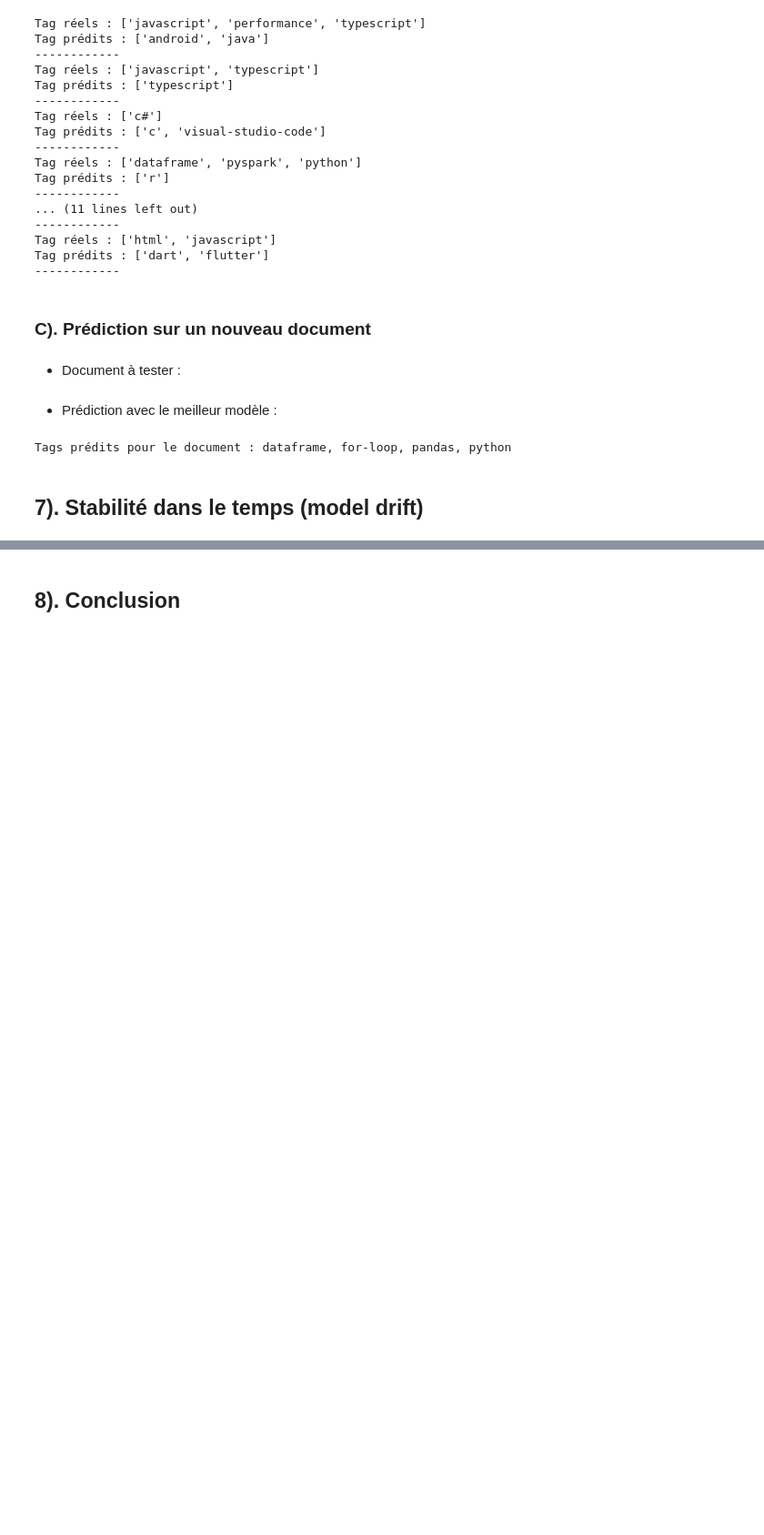
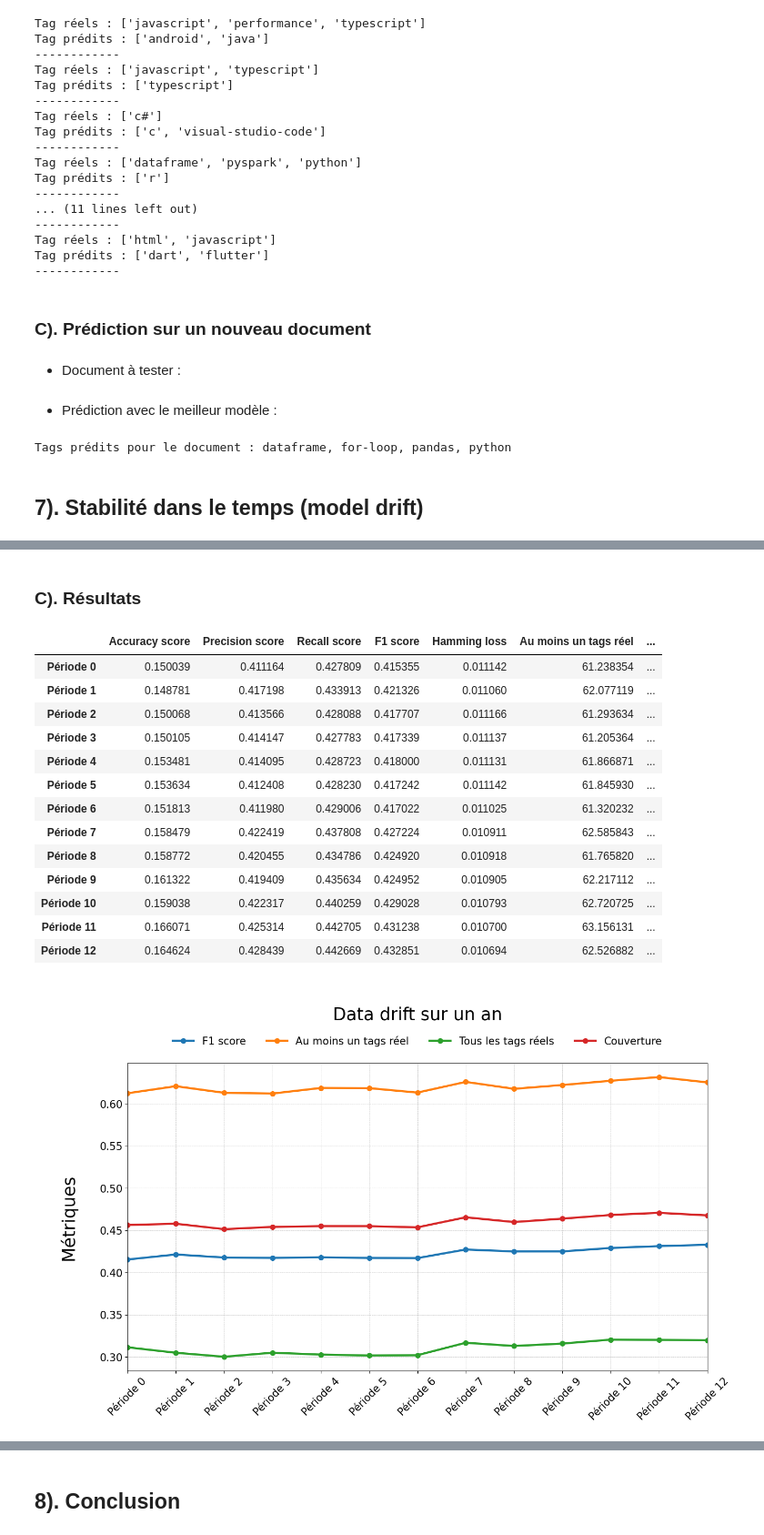
Before and after one commit to BiGHeaDMaX/Suggestion-automatique-de-mots-cles, a Jupyter notebook: 04 - Approche supervisée.ipynb, the cells around one changed output, grey strips where cells are left out. Shown at 91% size. Drawn from its saved outputs; the diff is of its cells as text; code cells hidden in the pictures; blank space fills up the shorter version.

```diff
--- a/04 - Approche supervisée.ipynb
+++ b/04 - Approche supervisée.ipynb
@@ -2669,0 +2714,17 @@ Tags prédits pour le document : dataframe, for-loop, pandas, python
+# %%
+periode_0 = data.loc[data['date'] < "2022-09-24"]
+periode_restante = data.loc[data['date'] >= "2022-09-24"].sort_values('date')  # On classe par date
+print(f"La période restante comporte {len(periode_restante)} documents, que nous allons séparer en 12 lot de {len(periode_restante)//12} documents.")
+
+# Création des 12 tranches temporelles
+nombre_lots = 12
+taille_batch = len(periode_restante)//12
+reste = len(periode_restante)%12  # Si la division ne tombe pas juste
+                                  # nous ajouterons ces documents au dernier lot
+curseur = 0
+
+for i in range(1, nombre_lots+1):
+    globals()[f"periode_{i}"] = pd.concat([periode_0, periode_restante.iloc[:curseur+taille_batch]])
+    if i == nombre_lots and reste:  # Ajouter les documents restants (s'il y en a) au dernier cycle
+        globals()[f"periode_{i}"] = pd.concat([globals()[f"periode_{i}"], periode_restante.iloc[curseur+taille_batch:curseur+taille_batch+reste]])
+    curseur += taille_batch
@@ -2669,0 +2737,3 @@ Tags prédits pour le document : dataframe, for-loop, pandas, python
+# %%
+# Enregistrer les résultats dans ML Flow ?
+log_data_drift = False
@@ -2669,0 +2839,59 @@ Tags prédits pour le document : dataframe, for-loop, pandas, python
+# %% [markdown]
+### **C). Résultats**
+# %%
+# Conversion en dataframe pour plus de lisibilité
+metriques_dd = pd.DataFrame(metriques_data_drift).T
+display(metriques_dd)
+
+# Représentation graphique :
+
+# Je divise les valeurs en % par 100 pour les mettre à l'échelle
+# avec les autres métriques en vue de la représentation graphique
+metriques_dd[['Au moins un tags réel', 'Tous les tags réels', 'Couverture']] = metriques_dd[['Au moins un tags réel', 'Tous les tags réels', 'Couverture']]/100
+
+metriques_a_afficher = ['F1 score', 'Au moins un tags réel', 'Tous les tags réels', 'Couverture']
+
+fig, ax = plt.subplots(figsize=(15, 8))
+
+plt.grid(
+    True,
+    linestyle='--',
+    color='gray',
+    alpha=0.5,
+    linewidth=0.5,
+)
+
+ax.plot(
+    metriques_dd.index,
+    metriques_dd[metriques_a_afficher],
+    marker='o',
+    markersize=7,
+    linestyle='-',
+    linewidth=3,
+)
+
+ax.legend(metriques_a_afficher, fontsize=15, ncol=len(metriques_a_afficher), loc='upper center', bbox_to_anchor=(0.5, 1.12), frameon=False)
+
+plt.title("\nData drift sur un an\n\n", fontsize=25)
+plt.xticks(rotation=45, fontsize=15)
+ax.set_xlim(0, len(metriques_dd)-1)
+plt.ylabel("\nMétriques\n", fontsize=25)
+plt.yticks(fontsize=15)
+
+plt.show()
+# %% [output]
+|  | Accuracy score | Precision score | Recall score | F1 score | Hamming loss | Au moins un tags réel | ... |
+| Période 0 | 0.150039 | 0.411164 | 0.427809 | 0.415355 | 0.011142 | 61.238354 | ... |
+| Période 1 | 0.148781 | 0.417198 | 0.433913 | 0.421326 | 0.011060 | 62.077119 | ... |
+| Période 2 | 0.150068 | 0.413566 | 0.428088 | 0.417707 | 0.011166 | 61.293634 | ... |
+| Période 3 | 0.150105 | 0.414147 | 0.427783 | 0.417339 | 0.011137 | 61.205364 | ... |
+| Période 4 | 0.153481 | 0.414095 | 0.428723 | 0.418000 | 0.011131 | 61.866871 | ... |
+| Période 5 | 0.153634 | 0.412408 | 0.428230 | 0.417242 | 0.011142 | 61.845930 | ... |
+| Période 6 | 0.151813 | 0.411980 | 0.429006 | 0.417022 | 0.011025 | 61.320232 | ... |
+| Période 7 | 0.158479 | 0.422419 | 0.437808 | 0.427224 | 0.010911 | 62.585843 | ... |
+| Période 8 | 0.158772 | 0.420455 | 0.434786 | 0.424920 | 0.010918 | 61.765820 | ... |
+| Période 9 | 0.161322 | 0.419409 | 0.435634 | 0.424952 | 0.010905 | 62.217112 | ... |
+| Période 10 | 0.159038 | 0.422317 | 0.440259 | 0.429028 | 0.010793 | 62.720725 | ... |
+| Période 11 | 0.166071 | 0.425314 | 0.442705 | 0.431238 | 0.010700 | 63.156131 | ... |
+| Période 12 | 0.164624 | 0.428439 | 0.442669 | 0.432851 | 0.010694 | 62.526882 | ... |
+[figure, added]
```
Also changed, not shown: parts of 26 cells of this notebook.
